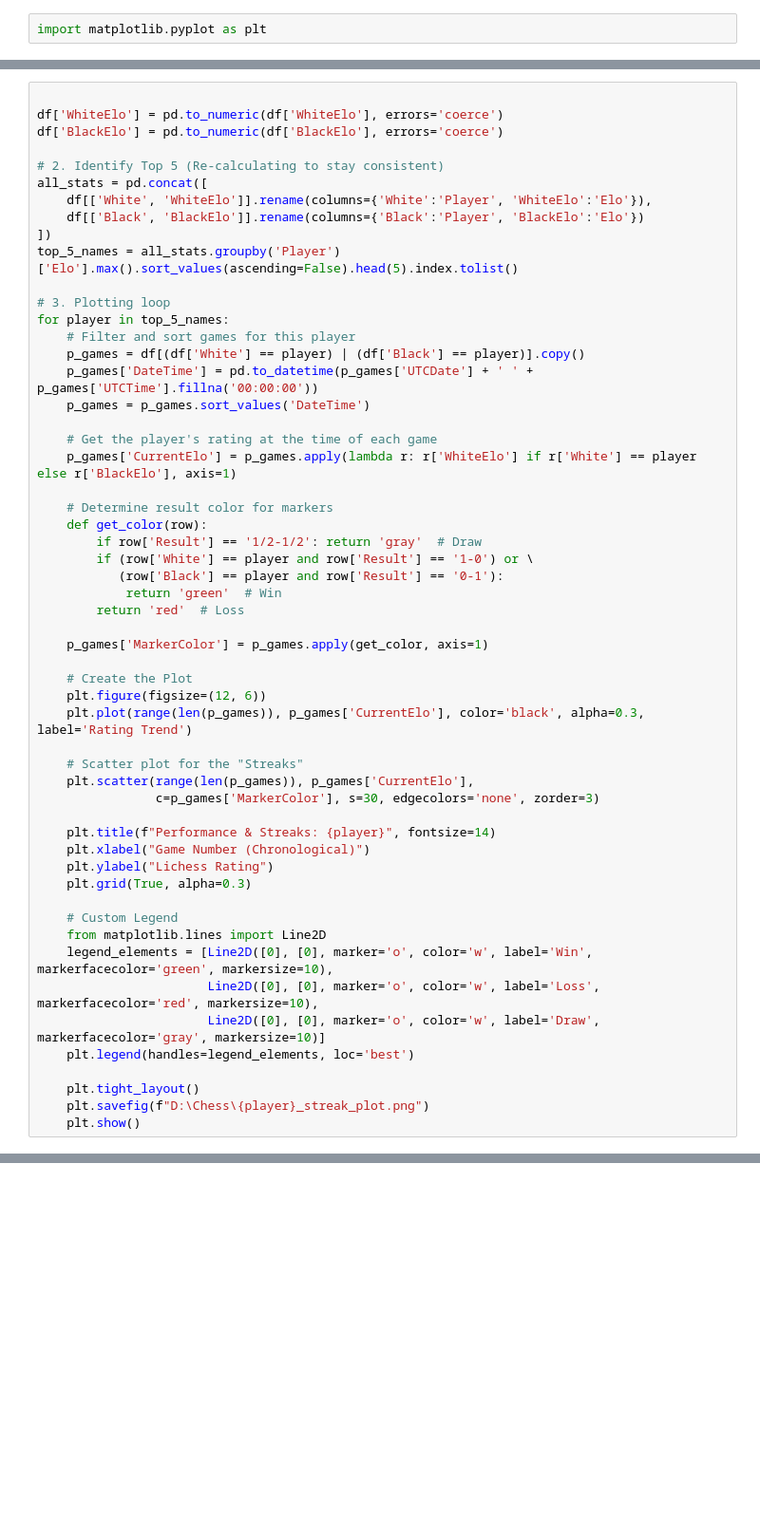
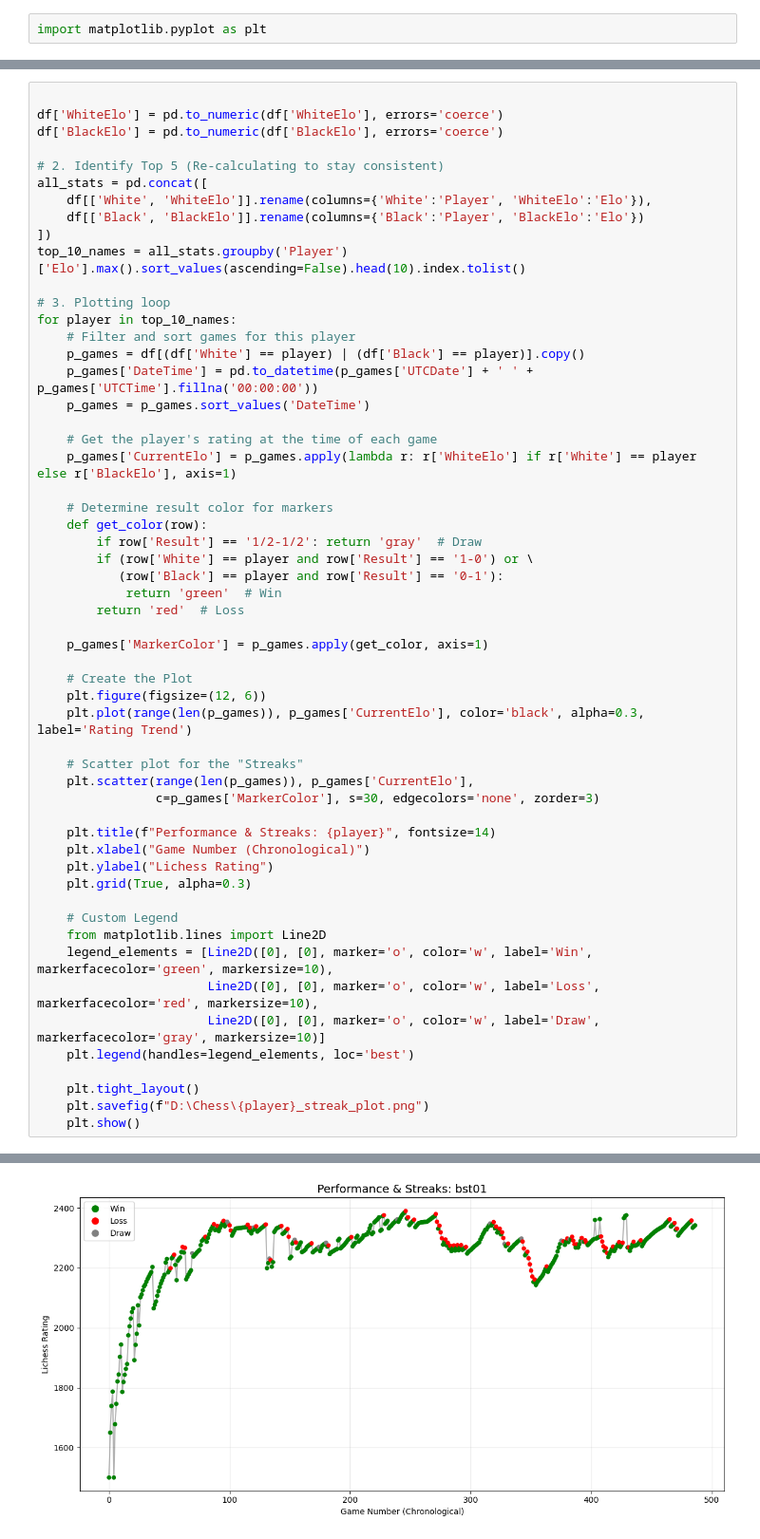
Before and after one commit to SalmaAllam8/chess-players-performance-analysis-, a Jupyter notebook: Lichess data cleaning and analysis.ipynb, the cells around one changed output, grey strips where cells are left out. Shown at 95% size. Cells and saved outputs as stored; diff of their text form; blank space fills up the shorter version.

```diff
--- a/Lichess data cleaning and analysis.ipynb
+++ b/Lichess data cleaning and analysis.ipynb
@@ -213,10 +218,10 @@ all_stats = pd.concat([
     df[['White', 'WhiteElo']].rename(columns={'White':'Player', 'WhiteElo':'Elo'}),
     df[['Black', 'BlackElo']].rename(columns={'Black':'Player', 'BlackElo':'Elo'})
 ])
-top_5_names = all_stats.groupby('Player')['Elo'].max().sort_values(ascending=False).head(5).index.tolist()
+top_10_names = all_stats.groupby('Player')['Elo'].max().sort_values(ascending=False).head(10).index.tolist()
 
 # 3. Plotting loop
-for player in top_5_names:
+for player in top_10_names:
     # Filter and sort games for this player
     p_games = df[(df['White'] == player) | (df['Black'] == player)].copy()
     p_games['DateTime'] = pd.to_datetime(p_games['UTCDate'] + ' ' + p_games['UTCTime'].fillna('00:00:00'))
@@ -237,30 +242,31 @@ for player in top_5_names:
 
     # Create the Plot
     plt.figure(figsize=(12, 6))
     plt.plot(range(len(p_games)), p_games['CurrentElo'], color='black', alpha=0.3, label='Rating Trend')
 
     # Scatter plot for the "Streaks"
     plt.scatter(range(len(p_games)), p_games['CurrentElo'],
                 c=p_games['MarkerColor'], s=30, edgecolors='none', zorder=3)
 
     plt.title(f"Performance & Streaks: {player}", fontsize=14)
     plt.xlabel("Game Number (Chronological)")
     plt.ylabel("Lichess Rating")
     plt.grid(True, alpha=0.3)
 
     # Custom Legend
     from matplotlib.lines import Line2D
     legend_elements = [Line2D([0], [0], marker='o', color='w', label='Win', markerfacecolor='green', markersize=10),
                        Line2D([0], [0], marker='o', color='w', label='Loss', markerfacecolor='red', markersize=10),
                        Line2D([0], [0], marker='o', color='w', label='Draw', markerfacecolor='gray', markersize=10)]
     plt.legend(handles=legend_elements, loc='best')
 
     plt.tight_layout()
     plt.savefig(f"D:\Chess\{player}_streak_plot.png")
     plt.show()
 # %% [output]
 [figure]
 [figure]
 [figure]
 [figure]
 [figure]
+[figure, added]
```
Also changed, not shown: parts of 4 cells of this notebook.
